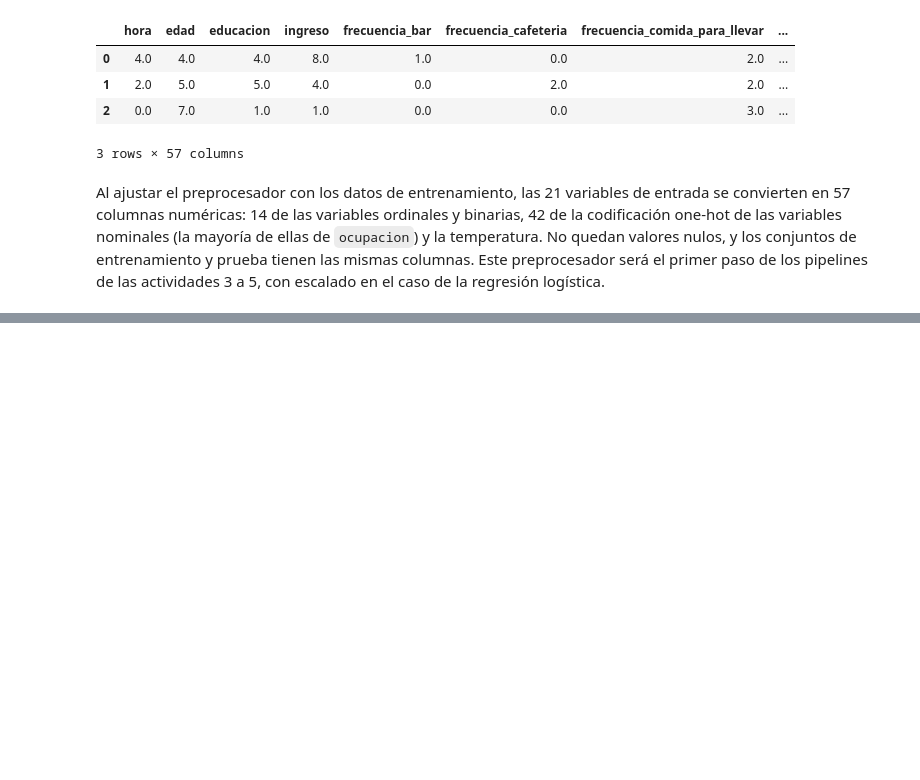
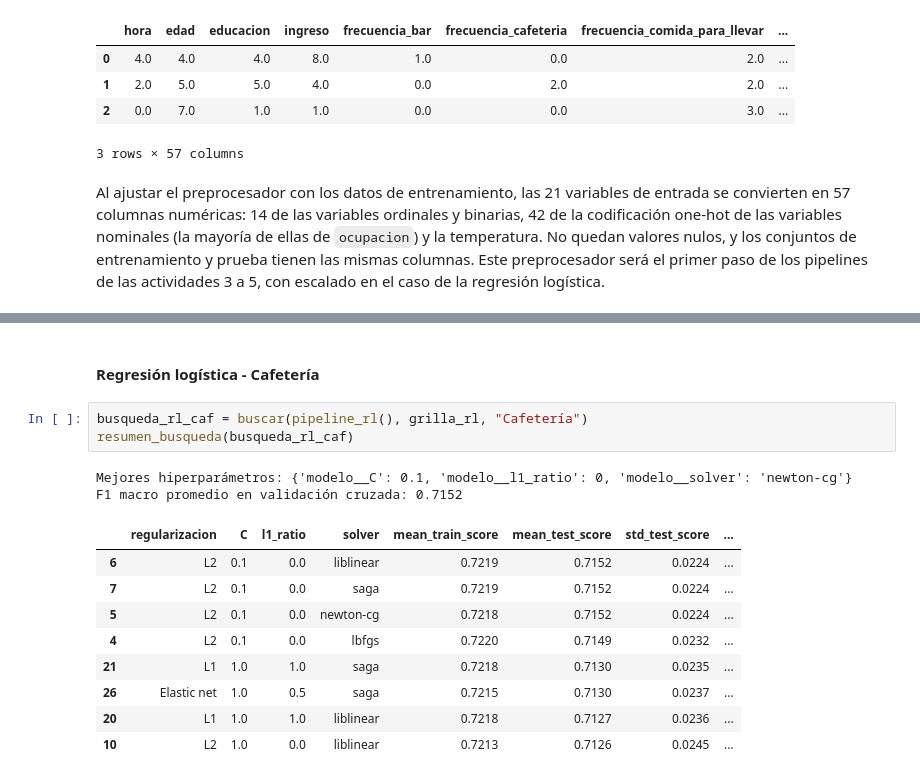
Before and after one commit to DanielGT27-Q/Laboratorio_3_MC, a Jupyter notebook: Laboratorio_3.ipynb, the cells around one changed output, grey strips where cells are left out. Cells and saved outputs as stored; diff of their text form; blank space fills up the shorter version.

```diff
--- a/Laboratorio_3.ipynb
+++ b/Laboratorio_3.ipynb
@@ -465,0 +560,17 @@ escalado en el caso de la regresión logística.
+# %% [markdown]
+#### Regresión logística - Cafetería
+# %%
+busqueda_rl_caf = buscar(pipeline_rl(), grilla_rl, "Cafetería")
+resumen_busqueda(busqueda_rl_caf)
+# %% [output]
+Mejores hiperparámetros: {'modelo__C': 0.1, 'modelo__l1_ratio': 0, 'modelo__solver': 'newton-cg'}
+F1 macro promedio en validación cruzada: 0.7152
+|  | regularizacion | C | l1_ratio | solver | mean_train_score | mean_test_score | std_test_score | ... |
+| 6 | L2 | 0.1 | 0.0 | liblinear | 0.7219 | 0.7152 | 0.0224 | ... |
+| 7 | L2 | 0.1 | 0.0 | saga | 0.7219 | 0.7152 | 0.0224 | ... |
+| 5 | L2 | 0.1 | 0.0 | newton-cg | 0.7218 | 0.7152 | 0.0224 | ... |
+| 4 | L2 | 0.1 | 0.0 | lbfgs | 0.7220 | 0.7149 | 0.0232 | ... |
+| 21 | L1 | 1.0 | 1.0 | saga | 0.7218 | 0.7130 | 0.0235 | ... |
+| 26 | Elastic net | 1.0 | 0.5 | saga | 0.7215 | 0.7130 | 0.0237 | ... |
+| 20 | L1 | 1.0 | 1.0 | liblinear | 0.7218 | 0.7127 | 0.0236 | ... |
+| 10 | L2 | 1.0 | 0.0 | liblinear | 0.7213 | 0.7126 | 0.0245 | ... |
```
Also changed, not shown: parts of 25 cells of this notebook.
